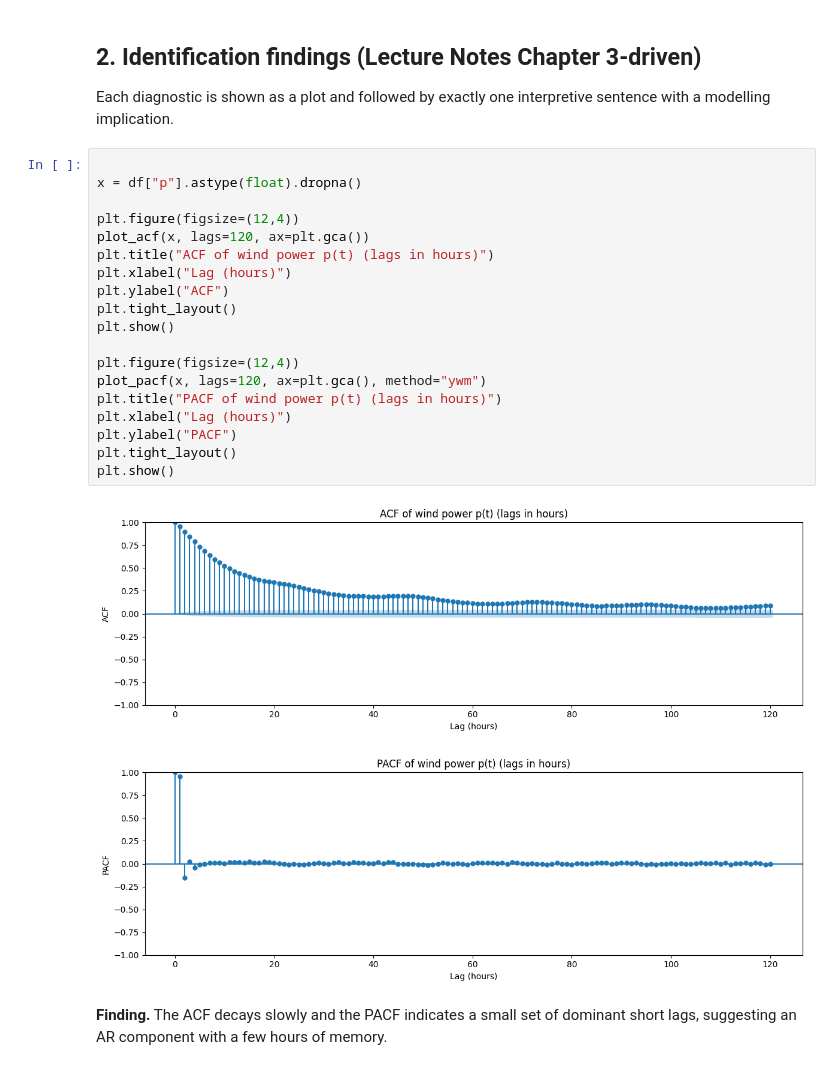
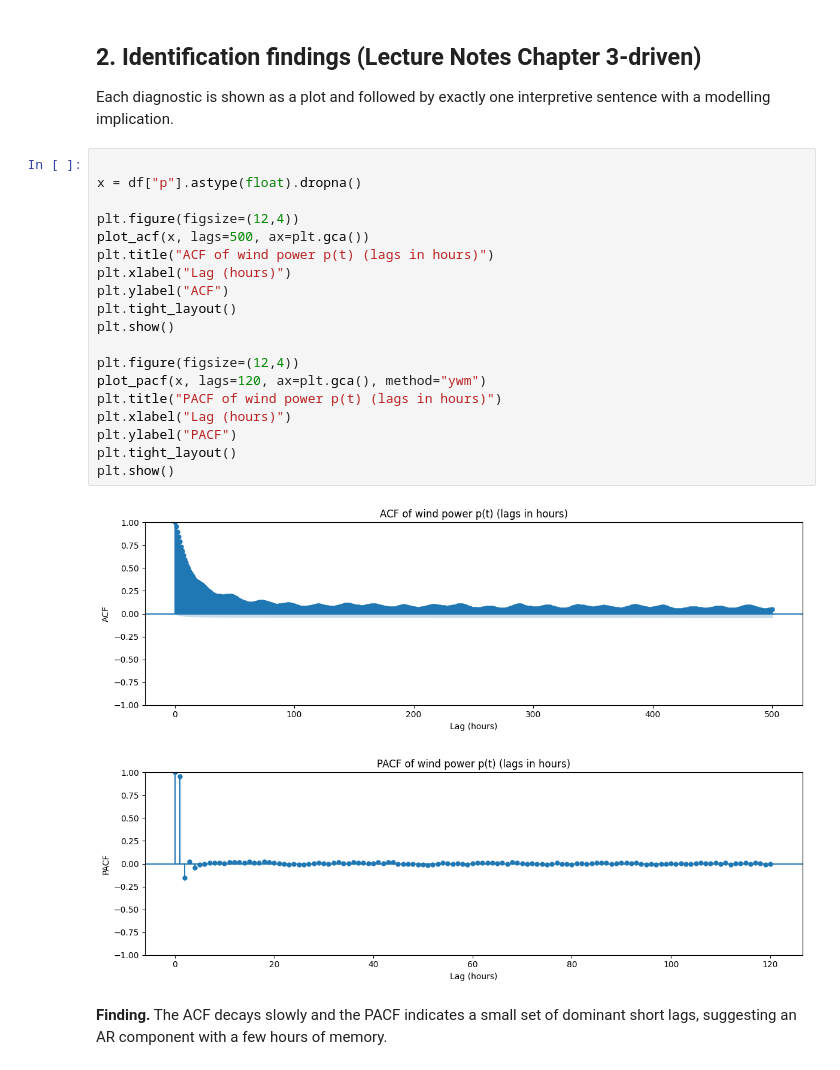
Before and after one commit to chrjx/AdvTSA, a Jupyter notebook: assignment4/tamas_models/analysis.ipynb, the cells around one changed output. Drawn from its saved outputs; the diff is of its cells as text.

```diff
--- a/assignment4/tamas_models/analysis.ipynb
+++ b/assignment4/tamas_models/analysis.ipynb
@@ -144,24 +132,24 @@ Each diagnostic is shown as a plot and followed by exactly one interpretive sent
 # %%
 
 x = df["p"].astype(float).dropna()
 
 plt.figure(figsize=(12,4))
-plot_acf(x, lags=120, ax=plt.gca())
+plot_acf(x, lags=500, ax=plt.gca())
 plt.title("ACF of wind power p(t) (lags in hours)")
 plt.xlabel("Lag (hours)")
 plt.ylabel("ACF")
 plt.tight_layout()
 plt.show()
 
 plt.figure(figsize=(12,4))
 plot_pacf(x, lags=120, ax=plt.gca(), method="ywm")
 plt.title("PACF of wind power p(t) (lags in hours)")
 plt.xlabel("Lag (hours)")
 plt.ylabel("PACF")
 plt.tight_layout()
 plt.show()
 # %% [output]
-[figure, old version]
+[figure, new version]
 [figure]
 # %% [markdown]
 **Finding.** The ACF decays slowly and the PACF indicates a small set of dominant short lags, suggesting an AR component with a few hours of memory.
```
Also changed, not shown: parts of 8 cells of this notebook, 4 other files.
